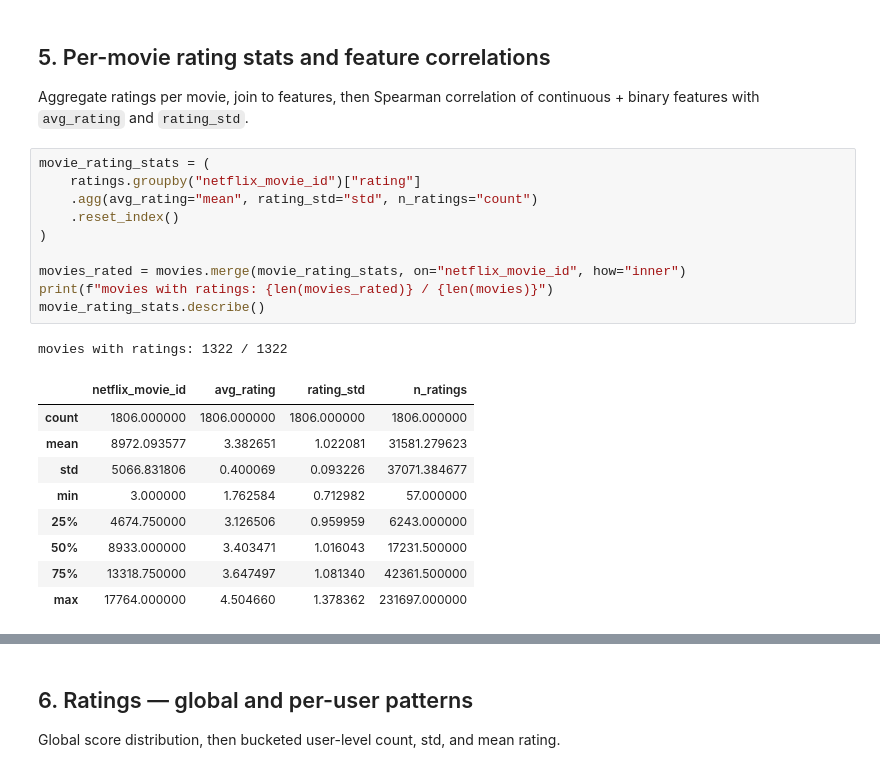
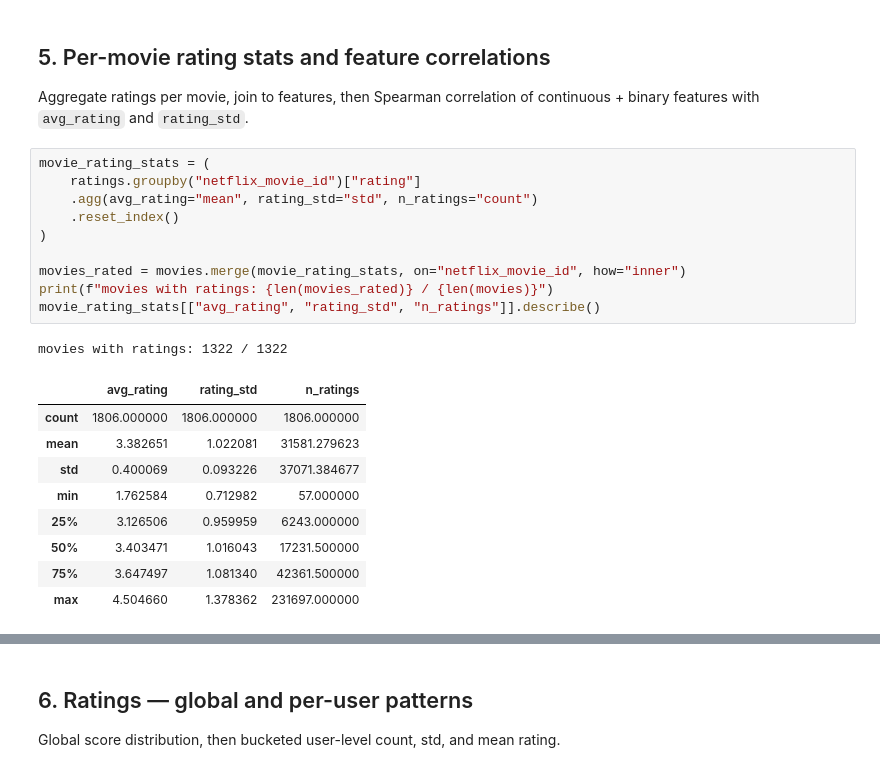
Before and after one commit to ReviBa/applied-DS-project, a Jupyter notebook: notebooks/05_eda.ipynb, the cells around one changed output, grey strips where cells are left out. Saved outputs shown, nothing was run; the diff lists cells and outputs as text.

```diff
--- a/notebooks/05_eda.ipynb
+++ b/notebooks/05_eda.ipynb
@@ -143,24 +160,24 @@ Aggregate ratings per movie, join to features, then Spearman correlation of cont
 # %%
 movie_rating_stats = (
     ratings.groupby("netflix_movie_id")["rating"]
     .agg(avg_rating="mean", rating_std="std", n_ratings="count")
     .reset_index()
 )
 
 movies_rated = movies.merge(movie_rating_stats, on="netflix_movie_id", how="inner")
 print(f"movies with ratings: {len(movies_rated)} / {len(movies)}")
-movie_rating_stats.describe()
+movie_rating_stats[["avg_rating", "rating_std", "n_ratings"]].describe()
 # %% [output]
 movies with ratings: 1322 / 1322
-|  | netflix_movie_id | avg_rating | rating_std | n_ratings |
-| count | 1806.000000 | 1806.000000 | 1806.000000 | 1806.000000 |
-| mean | 8972.093577 | 3.382651 | 1.022081 | 31581.279623 |
-| std | 5066.831806 | 0.400069 | 0.093226 | 37071.384677 |
-| min | 3.000000 | 1.762584 | 0.712982 | 57.000000 |
-| 25% | 4674.750000 | 3.126506 | 0.959959 | 6243.000000 |
-| 50% | 8933.000000 | 3.403471 | 1.016043 | 17231.500000 |
-| 75% | 13318.750000 | 3.647497 | 1.081340 | 42361.500000 |
-| max | 17764.000000 | 4.504660 | 1.378362 | 231697.000000 |
+|  | avg_rating | rating_std | n_ratings |
+| count | 1806.000000 | 1806.000000 | 1806.000000 |
+| mean | 3.382651 | 1.022081 | 31581.279623 |
+| std | 0.400069 | 0.093226 | 37071.384677 |
+| min | 1.762584 | 0.712982 | 57.000000 |
+| 25% | 3.126506 | 0.959959 | 6243.000000 |
+| 50% | 3.403471 | 1.016043 | 17231.500000 |
+| 75% | 3.647497 | 1.081340 | 42361.500000 |
+| max | 4.504660 | 1.378362 | 231697.000000 |
 # %%
 stat_cols = ["avg_rating", "rating_std", "n_ratings"]
 fig, axes = plt.subplots(1, 3, figsize=(12, 3.5))
```
Also changed, not shown: parts of 13 cells of this notebook, 2 other files.
